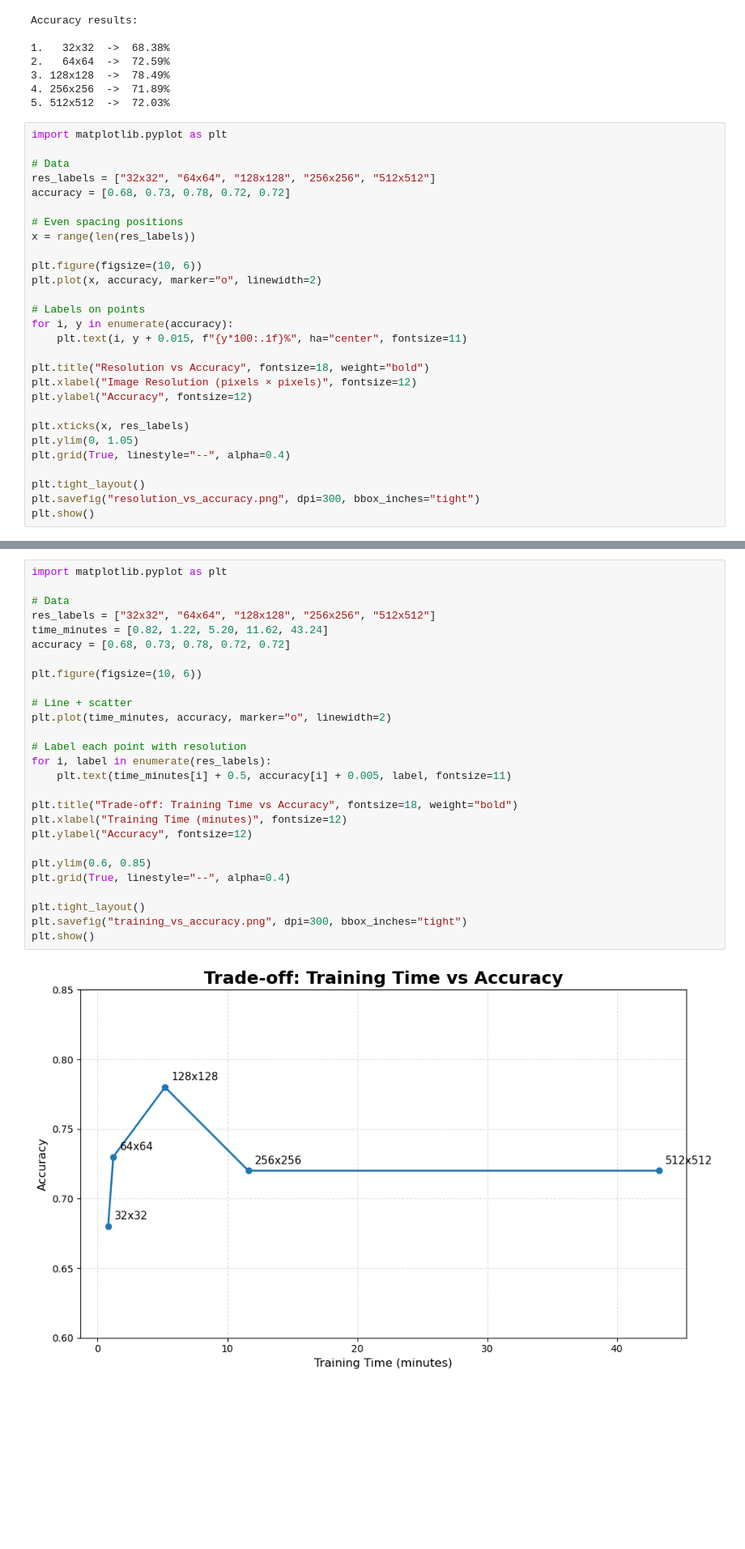
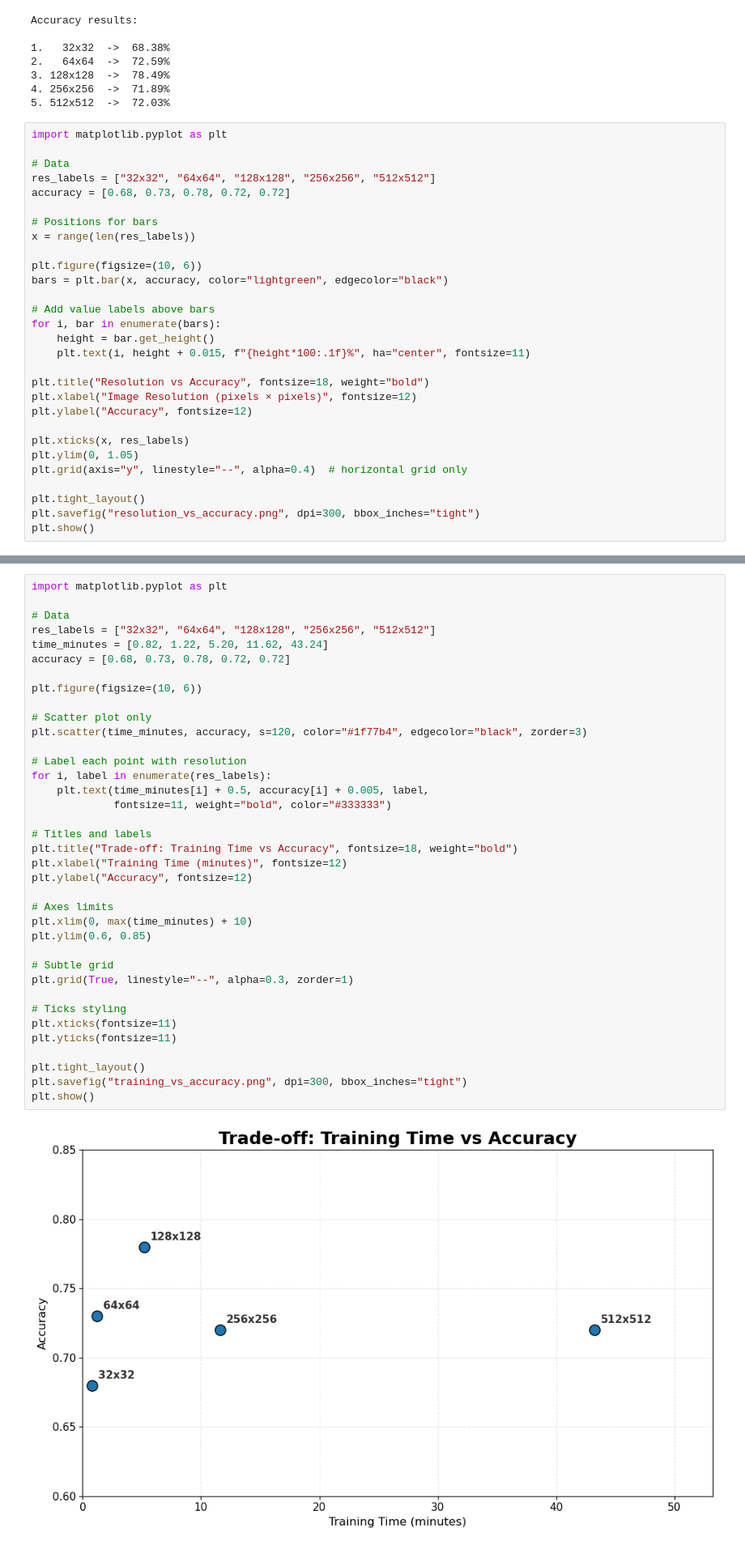
Before and after one commit to Bertram793/image_classifier, a Jupyter notebook: data analysis/time_accuracy_analysis.ipynb, the cells around one changed output, grey strips where cells are left out. Shown at 81% size. Drawn from its saved outputs; the diff is of its cells as text; blank space fills up the shorter version.

```diff
--- a/data analysis/time_accuracy_analysis.ipynb
+++ b/data analysis/time_accuracy_analysis.ipynb
@@ -73,15 +72,16 @@ import matplotlib.pyplot as plt
 res_labels = ["32x32", "64x64", "128x128", "256x256", "512x512"]
 accuracy = [0.68, 0.73, 0.78, 0.72, 0.72]
 
-# Even spacing positions
+# Positions for bars
 x = range(len(res_labels))
 
 plt.figure(figsize=(10, 6))
-plt.plot(x, accuracy, marker="o", linewidth=2)
+bars = plt.bar(x, accuracy, color="lightgreen", edgecolor="black")
 
-# Labels on points
-for i, y in enumerate(accuracy):
-    plt.text(i, y + 0.015, f"{y*100:.1f}%", ha="center", fontsize=11)
+# Add value labels above bars
+for i, bar in enumerate(bars):
+    height = bar.get_height()
+    plt.text(i, height + 0.015, f"{height*100:.1f}%", ha="center", fontsize=11)
 
 plt.title("Resolution vs Accuracy", fontsize=18, weight="bold")
 plt.xlabel("Image Resolution (pixels × pixels)", fontsize=12)
@@ -89,7 +89,7 @@ plt.ylabel("Accuracy", fontsize=12)
 
 plt.xticks(x, res_labels)
 plt.ylim(0, 1.05)
-plt.grid(True, linestyle="--", alpha=0.4)
+plt.grid(axis="y", linestyle="--", alpha=0.4)  # horizontal grid only
 
 plt.tight_layout()
 plt.savefig("resolution_vs_accuracy.png", dpi=300, bbox_inches="tight")
@@ -99,29 +99,39 @@ plt.show()
 # %%
 import matplotlib.pyplot as plt
 
 # Data
 res_labels = ["32x32", "64x64", "128x128", "256x256", "512x512"]
 time_minutes = [0.82, 1.22, 5.20, 11.62, 43.24]
 accuracy = [0.68, 0.73, 0.78, 0.72, 0.72]
 
 plt.figure(figsize=(10, 6))
 
-# Line + scatter
-plt.plot(time_minutes, accuracy, marker="o", linewidth=2)
+# Scatter plot only
+plt.scatter(time_minutes, accuracy, s=120, color="#1f77b4", edgecolor="black", zorder=3)
 
 # Label each point with resolution
 for i, label in enumerate(res_labels):
-    plt.text(time_minutes[i] + 0.5, accuracy[i] + 0.005, label, fontsize=11)
+    plt.text(time_minutes[i] + 0.5, accuracy[i] + 0.005, label,
+             fontsize=11, weight="bold", color="#333333")
 
+# Titles and labels
 plt.title("Trade-off: Training Time vs Accuracy", fontsize=18, weight="bold")
 plt.xlabel("Training Time (minutes)", fontsize=12)
 plt.ylabel("Accuracy", fontsize=12)
 
+# Axes limits
+plt.xlim(0, max(time_minutes) + 10)
 plt.ylim(0.6, 0.85)
-plt.grid(True, linestyle="--", alpha=0.4)
+
+# Subtle grid
+plt.grid(True, linestyle="--", alpha=0.3, zorder=1)
+
+# Ticks styling
+plt.xticks(fontsize=11)
+plt.yticks(fontsize=11)
 
 plt.tight_layout()
 plt.savefig("training_vs_accuracy.png", dpi=300, bbox_inches="tight")
 plt.show()
 # %% [output]
-[figure, old version]
+[figure, new version]
```
Also changed, not shown: parts of 2 cells of this notebook, 4 other files.
